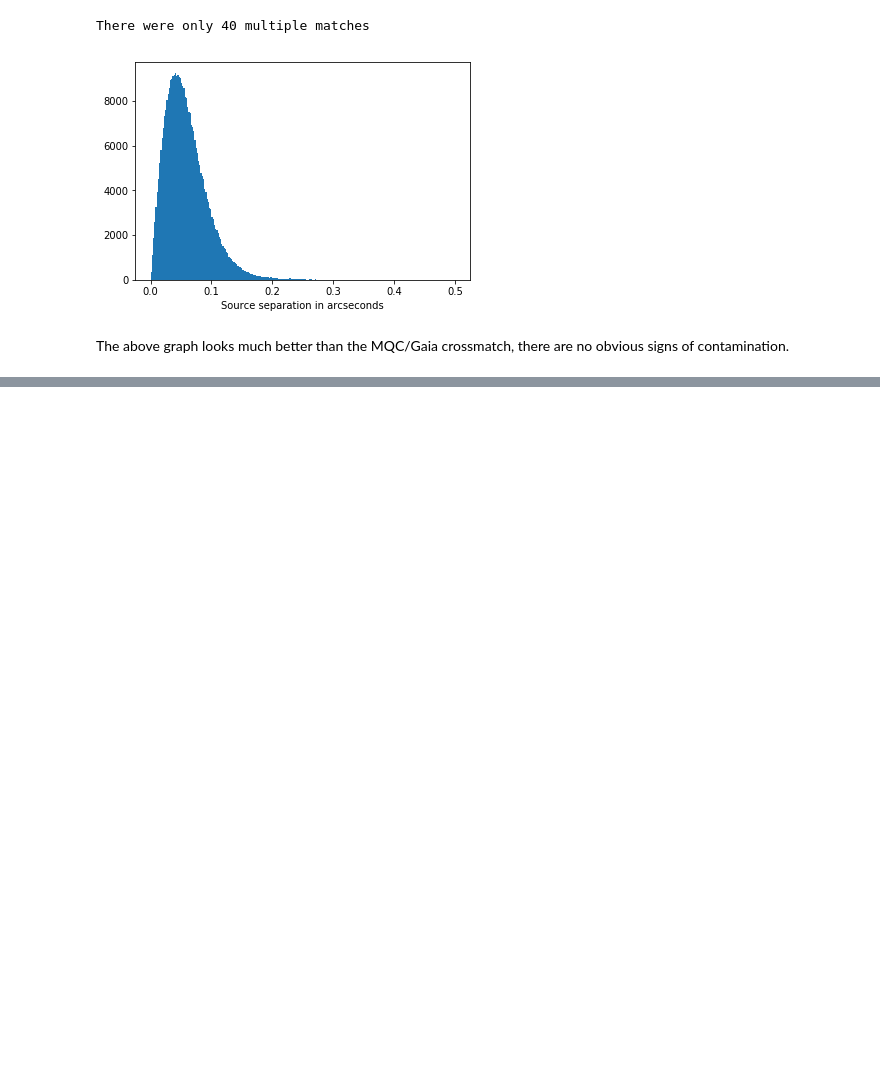
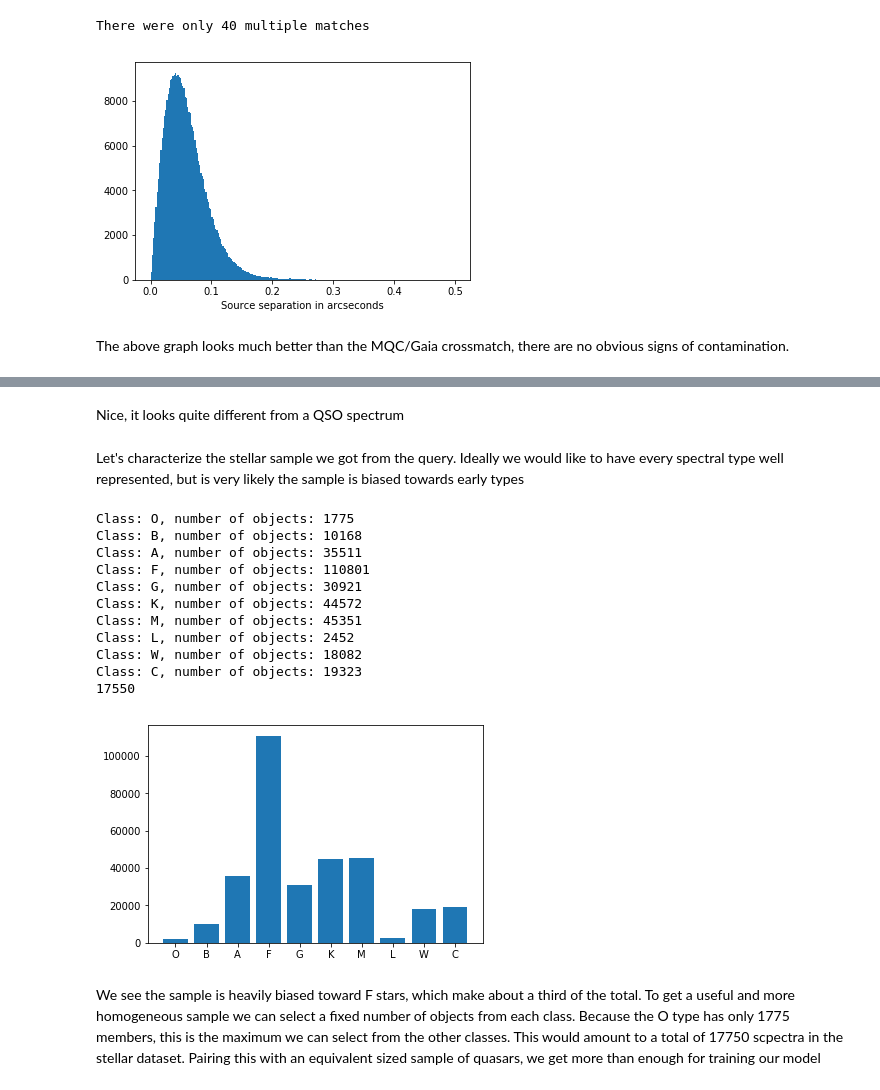
Before and after one commit to ManuelSolimano/mqc-nets, a Jupyter notebook: catalog_exploration.ipynb, the cells around one changed output, grey strips where cells are left out. Cells and saved outputs as stored; diff of their text form; code cells hidden in the pictures; blank space fills up the shorter version.

```diff
--- a/catalog_exploration.ipynb
+++ b/catalog_exploration.ipynb
@@ -599,0 +633,43 @@ Table masked=True length=354626
+# %% [markdown]
+Nice, it looks quite different from a QSO spectrum
+# %% [markdown]
+Let's characterize the stellar sample we got from the query. Ideally we would like to have every spectral type well represented, but is very likely the sample is biased towards early types
+# %%
+starboss = Table.read('data/dr15stars_boss_types.csv')
+obj_by_type = starboss.group_by('subClass')
+
+# How many objects are in each class?
+from collections import OrderedDict
+kiss = OrderedDict()
+
+group_indices = obj_by_type.groups.indices
+kiss = OrderedDict(O=0, B=0, A=0, F=0, G=0, K=0, M=0, L=0, W=0, C=0)
+for i, key in enumerate(obj_by_type.groups.keys['subClass']):
+    key = key[0]
+    if key == 's':    # Lowercase s stands for narrow absorption lines, but are all F
+        key = 'F'     # in this sample
+
+    freq  =  group_indices[i + 1] - group_indices[i]
+    kiss[key[0]] += freq
+
+
+for class_ in 'OBAFGKMLWC' :
+    print('Class: {}, number of objects: {}'.format(class_, kiss[class_]))
+
+plt.bar(range(len(kiss)), kiss.values(), align='center');
+plt.xticks(range(len(kiss)), list(kiss.keys()));
+# %% [output]
+Class: O, number of objects: 1775
+Class: B, number of objects: 10168
+Class: A, number of objects: 35511
+Class: F, number of objects: 110801
+Class: G, number of objects: 30921
+Class: K, number of objects: 44572
+Class: M, number of objects: 45351
+Class: L, number of objects: 2452
+Class: W, number of objects: 18082
+Class: C, number of objects: 19323
+17550
+[figure, added]
+# %% [markdown]
+We see the sample is heavily biased toward F stars, which make about a third of the total. To get a useful and more homogeneous sample we can select a fixed number of objects from each class. Because the O type has only 1775 members, this is the maximum we can select from the other classes.  This would amount to a total of 17750 scpectra in the stellar dataset. Pairing this with an equivalent sized sample of quasars, we get more than enough for training our model
```
Also changed, not shown: parts of 3 cells of this notebook.
